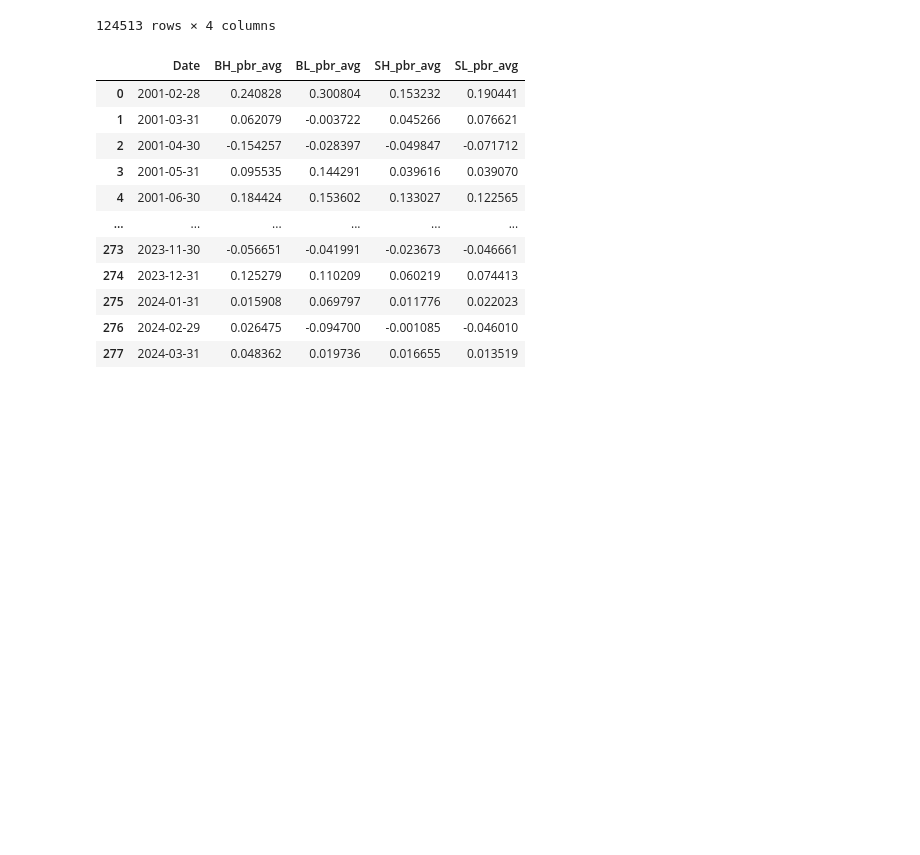
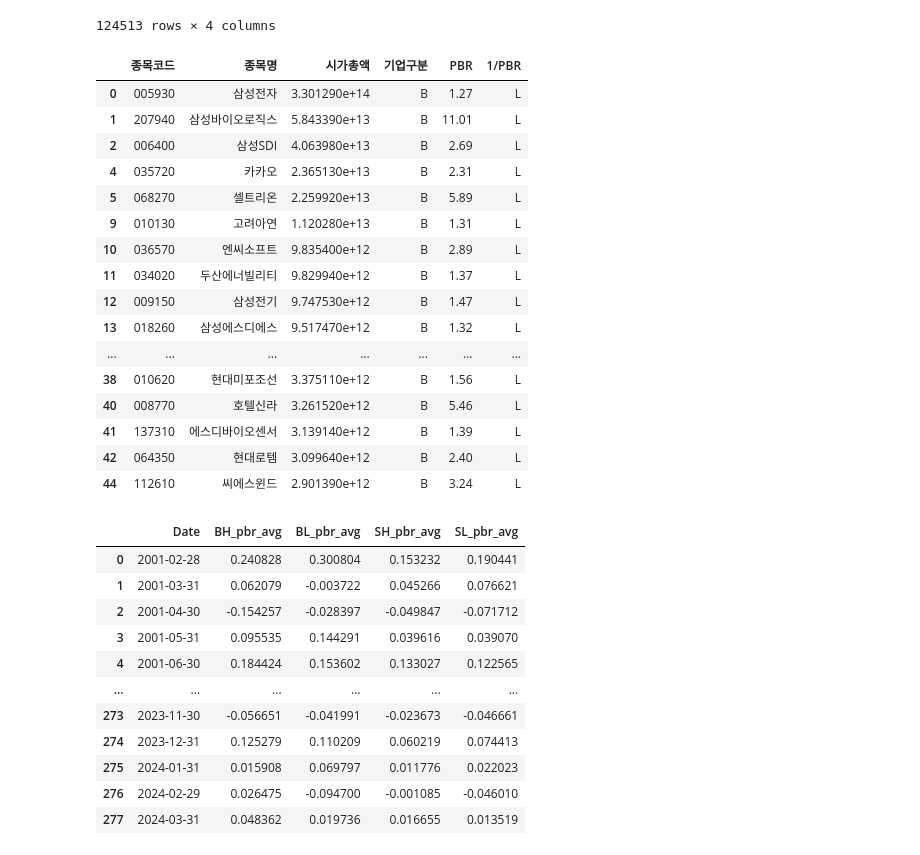
Before and after one commit to minxzzy/hackathon, a Jupyter notebook: 수익률.ipynb, the cells around one changed output. Saved outputs shown, nothing was run; the diff lists cells and outputs as text; code cells hidden in the pictures; blank space fills up the shorter version.

Commit message:
시가총액 테이블

```diff
--- a/수익률.ipynb
+++ b/수익률.ipynb
@@ -433,6 +433,26 @@ end_data
 | 124511 | 904.0 | 비케이탑스 | 0.000000 | 2024-02-29 |
 | 124512 | 904.0 | 비케이탑스 | 0.000000 | 2024-03-31 |
 124513 rows × 4 columns
+# %%
+BL_pbr
+# %% [output]
+|  | 종목코드 | 종목명 | 시가총액 | 기업구분 | PBR | 1/PBR |
+| 0 | 005930 | 삼성전자 | 3.301290e+14 | B | 1.27 | L |
+| 1 | 207940 | 삼성바이오로직스 | 5.843390e+13 | B | 11.01 | L |
+| 2 | 006400 | 삼성SDI | 4.063980e+13 | B | 2.69 | L |
+| 4 | 035720 | 카카오 | 2.365130e+13 | B | 2.31 | L |
+| 5 | 068270 | 셀트리온 | 2.259920e+13 | B | 5.89 | L |
+| 9 | 010130 | 고려아연 | 1.120280e+13 | B | 1.31 | L |
+| 10 | 036570 | 엔씨소프트 | 9.835400e+12 | B | 2.89 | L |
+| 11 | 034020 | 두산에너빌리티 | 9.829940e+12 | B | 1.37 | L |
+| 12 | 009150 | 삼성전기 | 9.747530e+12 | B | 1.47 | L |
+| 13 | 018260 | 삼성에스디에스 | 9.517470e+12 | B | 1.32 | L |
+| ... | ... | ... | ... | ... | ... | ... |
+| 38 | 010620 | 현대미포조선 | 3.375110e+12 | B | 1.56 | L |
+| 40 | 008770 | 호텔신라 | 3.261520e+12 | B | 5.46 | L |
+| 41 | 137310 | 에스디바이오센서 | 3.139140e+12 | B | 1.39 | L |
+| 42 | 064350 | 현대로템 | 3.099640e+12 | B | 2.40 | L |
+| 44 | 112610 | 씨에스윈드 | 2.901390e+12 | B | 3.24 | L |
 # %%
 BL_pbr = manufacture.loc[(manufacture['기업구분'] == 'B') & (manufacture['1/PBR'] == 'L')]
 BH_pbr = manufacture.loc[(manufacture['기업구분'] == 'B') & (manufacture['1/PBR'] == 'H')]
```
Also changed, not shown: parts of 2 cells of this notebook, 16 other files.
